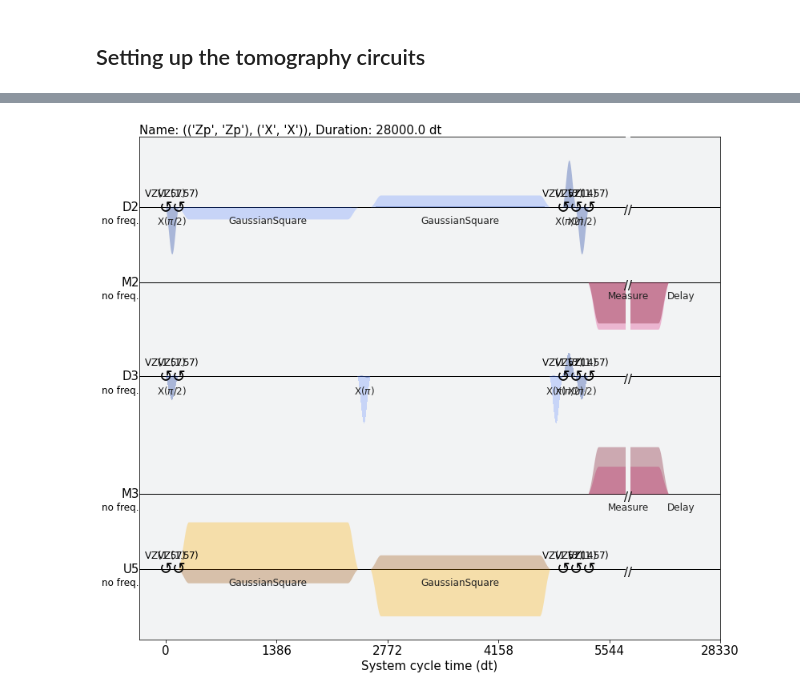
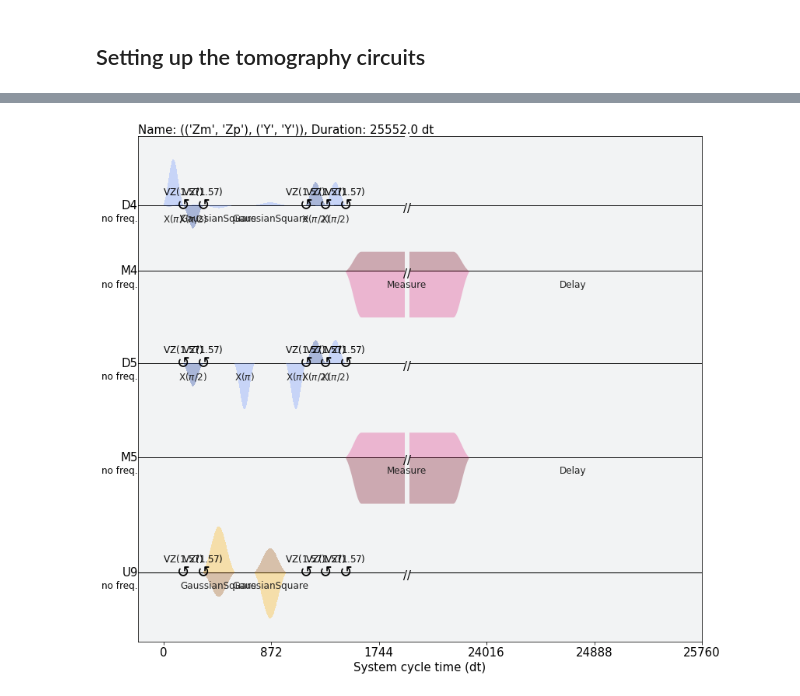
Before and after one commit to laura-clinton/py_grouparticles, a Jupyter notebook: 2qTomography.ipynb, the cells around one changed output, grey strips where cells are left out. Cells and saved outputs as stored; diff of their text form; code cells hidden in the pictures.

```diff
--- a/2qTomography.ipynb
+++ b/2qTomography.ipynb
@@ -28 +30,5 @@ provider_pulse = IBMQ.get_provider(hub='ibm-q-startup', group='phasecraft-ltd',
+# %%
+# casablanca or bogota for our pulse experiments
+device_name = "ibmq_casablanca"
+backend = provider_pulse.get_backend(device_name)
 # %%
@@ -76,9 +78,10 @@ Multi qubit instructions:
 # will define custom gates for just this pair of qubits and these angles
 # then we link the CR scaled RZ schedules to our custom gates
 
-qubits = (2, 3)
+qubits = (4, 5)
 
-number_of_angles = 5
+number_of_angles = 20
 angles = np.round(
-                  np.linspace(0.1, np.pi, number_of_angles),
+                 #np.random.uniform(0.1, 2*np.pi, number_of_angles),
+                  np.linspace(0.1, 2*np.pi, number_of_angles),
                   2)
@@ -205,4 +198,4 @@ q27_4 -> 4 ─░───────────────░─────
 # %%
-qpt_experiments['3.14']['qpt_schedules'][0].draw()
+qpt_experiments[f'{min(angles)}']['qpt_schedules'][40].draw()
 # %% [output]
-[figure, old version]
+[figure, new version]
```
Also changed, not shown: parts of 35 cells of this notebook, 18 other files.
